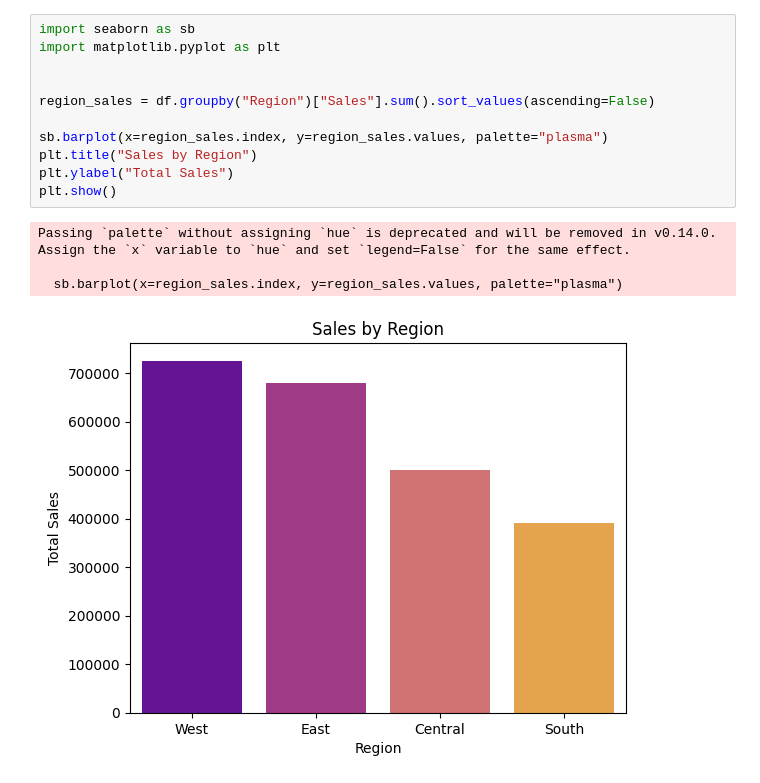
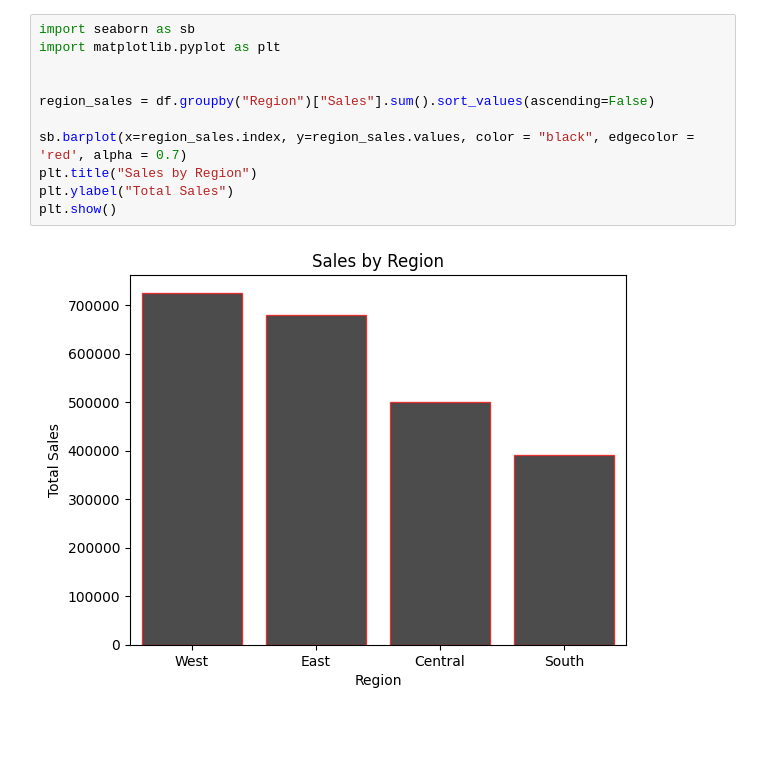
Before and after one commit to vutikurishanmukha9/PythonCourseWork, a Jupyter notebook: Assignments/06.Assignment.ipynb, the cells around one changed output. Drawn from its saved outputs; the diff is of its cells as text; blank space fills up the shorter version.

```diff
--- a/Assignments/06.Assignment.ipynb
+++ b/Assignments/06.Assignment.ipynb
@@ -69,19 +64,16 @@ Passing `palette` without assigning `hue` is deprecated and will be removed in v
 # %%
 import seaborn as sb
 import matplotlib.pyplot as plt
 
 
 region_sales = df.groupby("Region")["Sales"].sum().sort_values(ascending=False)
 
-sb.barplot(x=region_sales.index, y=region_sales.values, palette="plasma")
+sb.barplot(x=region_sales.index, y=region_sales.values, color = "black", edgecolor = 'red', alpha = 0.7)
 plt.title("Sales by Region")
 plt.ylabel("Total Sales")
 plt.show()
 # %% [output]
-Passing `palette` without assigning `hue` is deprecated and will be removed in v0.14.0. Assign the `x` variable to `hue` and set `legend=False` for the same effect.
-
-  sb.barplot(x=region_sales.index, y=region_sales.values, palette="plasma")
-[figure, old version]
+[figure, new version]
 # %%
 import seaborn as sb
 import matplotlib.pyplot as plt
```
Also changed, not shown: parts of 8 cells of this notebook, 1 other file.
